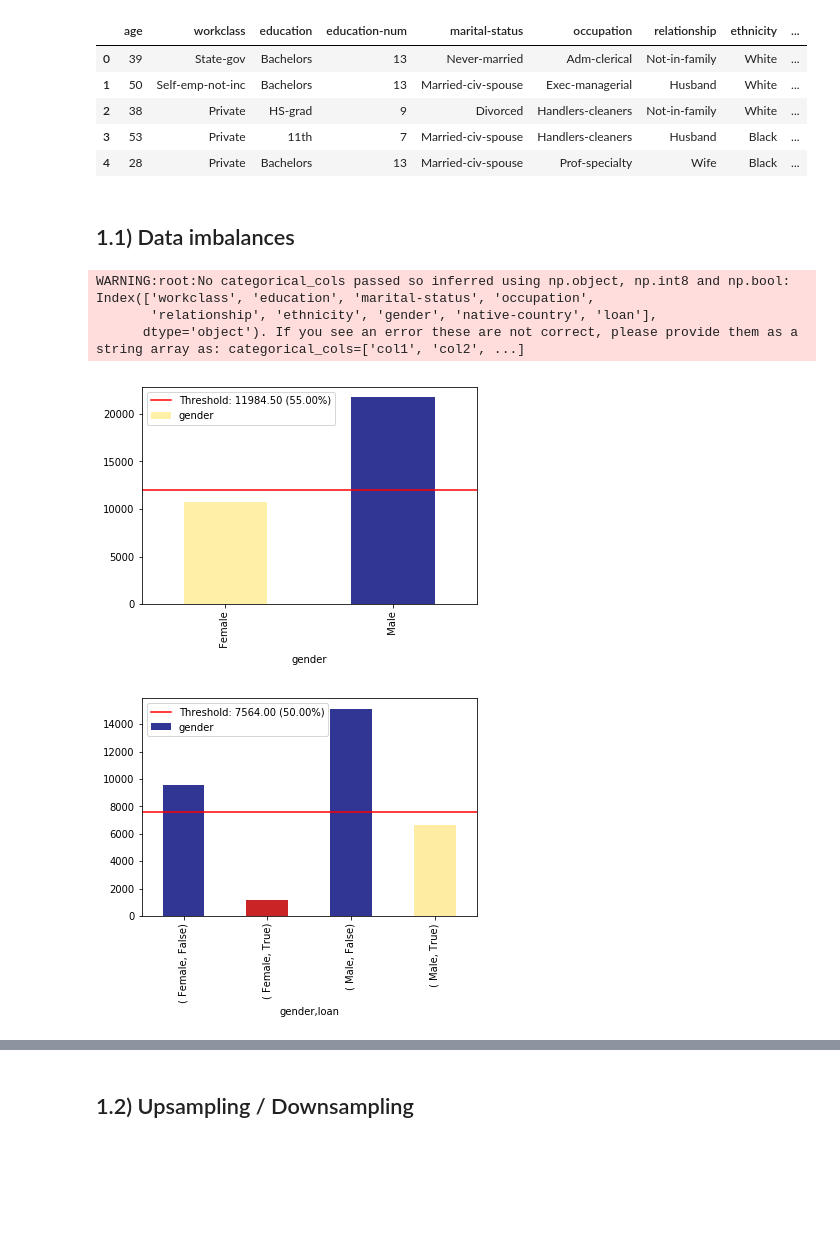
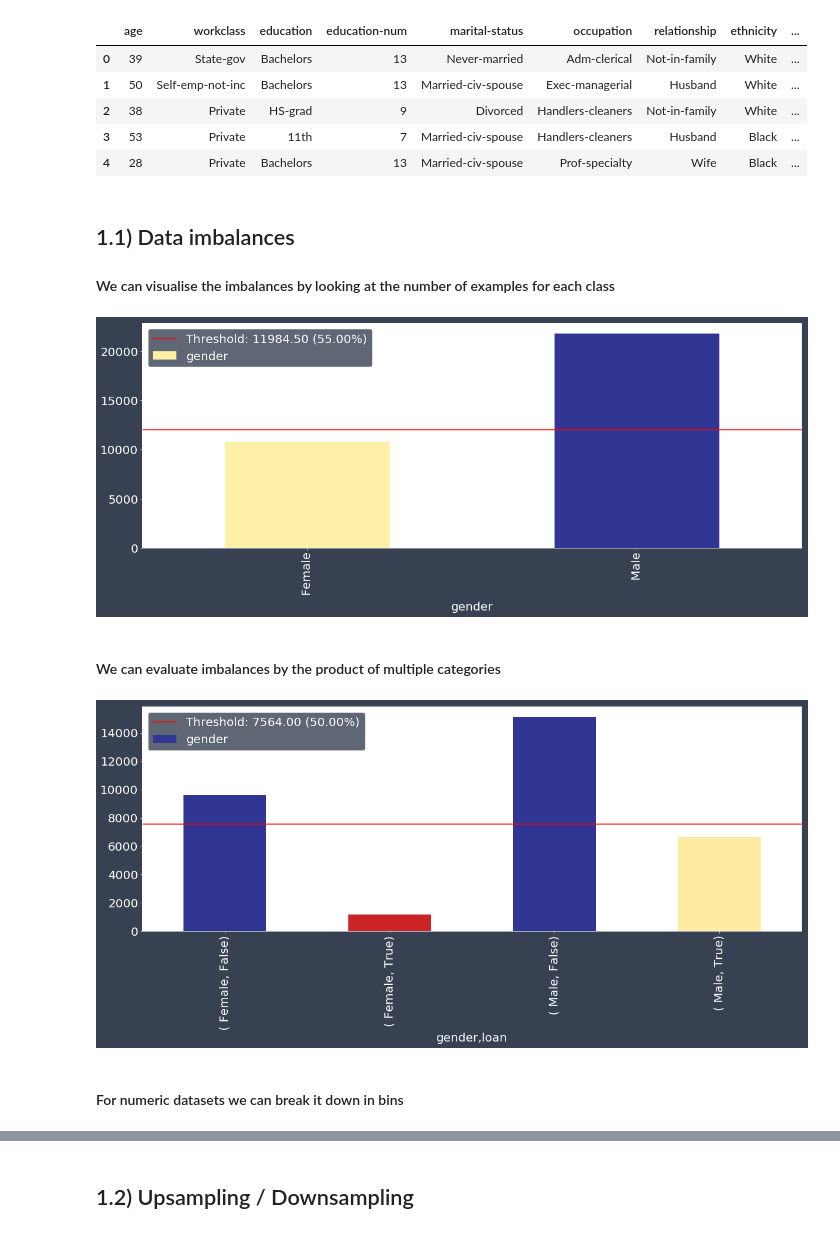
Before and after one commit to EthicalML/explainability-and-bias, a Jupyter notebook: Bias Evaluation & Explainability.ipynb, the cells around one changed output, grey strips where cells are left out. Saved outputs shown, nothing was run; the diff lists cells and outputs as text; code cells hidden in the pictures; blank space fills up the shorter version.

```diff
--- a/Bias Evaluation & Explainability.ipynb
+++ b/Bias Evaluation & Explainability.ipynb
@@ -23,15 +23,15 @@ import xai
 import alibi
 
 params = {
+          "ytick.color" : "w",
+          "xtick.color" : "w",
+          "text.color": "white",
+          'figure.facecolor': "#384151",
+          'legend.facecolor': "#384151",
+          "axes.labelcolor" : "w",
+          "axes.edgecolor" : "w",
           'font.size': '20.0',
           'figure.figsize': [20, 7],
-#           "ytick.color" : "w",
-#           "xtick.color" : "w",
-#           "text.color": "white",
-#           'figure.facecolor': "#384151",
-#           'legend.facecolor': "#384151",
-#           "axes.labelcolor" : "w",
-#           "axes.edgecolor" : "w"
     }
 
 plt.rcParams.update(params)
@@ -284,4 +284,7 @@ def get_alibi_data():
 
     return X_train, X_test, y_train, y_test, \
         alibi_category_map, alibi_feature_names, alibi_loan_model
+
+X_train_alibi, X_test_alibi, y_train_alibi, y_test_alibi, \
+    category_map_alibi, feature_names_alibi, loan_model_alibi = get_alibi_data()
 # %% [output]
@@ -982,16 +860,18 @@ df_display.head()
 | 2 | 38 | Private | HS-grad | 9 | Divorced | Handlers-cleaners | Not-in-family | White | ... |
 | 3 | 53 | Private | 11th | 7 | Married-civ-spouse | Handlers-cleaners | Husband | Black | ... |
 | 4 | 28 | Private | Bachelors | 13 | Married-civ-spouse | Prof-specialty | Wife | Black | ... |
-# %% [markdown]
-## 1.1) Data imbalances
+# %% [markdown]
+## 1.1) Data imbalances
+#### We can visualise the imbalances by looking at the number of examples for each class
 # %%
-im = xai.imbalance_plot(df_display, "gender", threshold=0.55)
+im = xai.imbalance_plot(df_display, "gender", threshold=0.55, categorical_cols=["gender"])
 # %% [output]
-WARNING:root:No categorical_cols passed so inferred using np.object, np.int8 and np.bool: Index(['workclass', 'education', 'marital-status', 'occupation',
-       'relationship', 'ethnicity', 'gender', 'native-country', 'loan'],
-      dtype='object'). If you see an error these are not correct, please provide them as a string array as: categorical_cols=['col1', 'col2', ...]
-[figure, old version]
+[figure, new version]
+# %% [markdown]
+#### We can evaluate imbalances by the product of multiple categories
 # %%
 im = xai.imbalance_plot(df_display, "gender", "loan" , categorical_cols=["loan", "gender"])
 # %% [output]
-[figure, old version]
+[figure, new version]
+# %% [markdown]
+#### For numeric datasets we can break it down in bins
```
Also changed, not shown: parts of 96 cells of this notebook, 12 other files.
